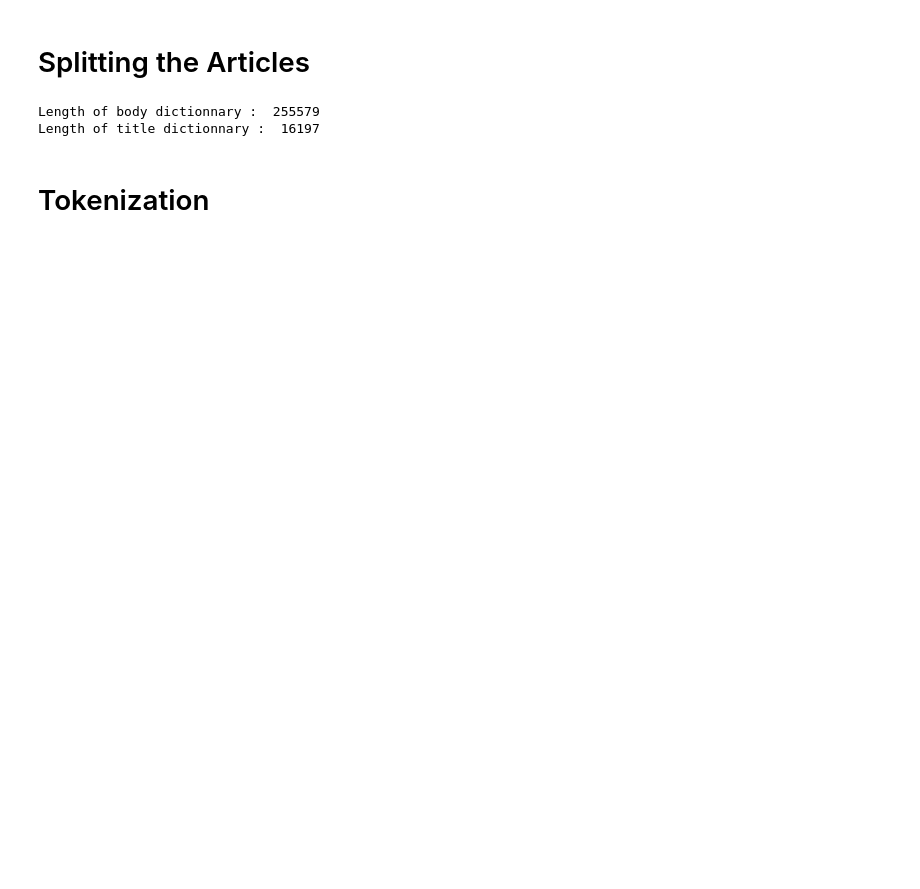
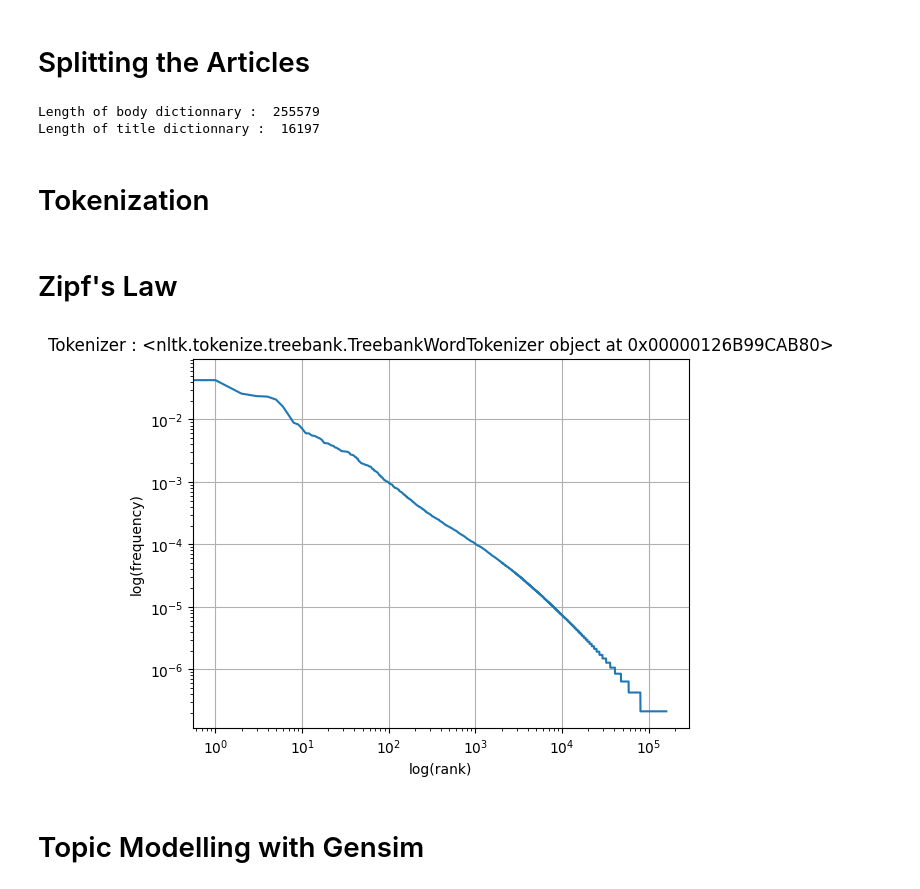
Before and after one commit to Juju2575/Projet_DeepL, a Jupyter notebook: Notebooks/02 Gensim LDA.ipynb, the cells around one changed output. Saved outputs shown, nothing was run; the diff lists cells and outputs as text; code cells hidden in the pictures; blank space fills up the shorter version.

```diff
--- a/Notebooks/02 NLP_Lab.ipynb
+++ b/Notebooks/02 Gensim LDA.ipynb
@@ -119,3 +145,51 @@ from nltk.tokenize import TweetTokenizer
 # %%
 df["tok_body"] = df.body.apply(lambda x: TreebankWordTokenizer().tokenize(x))
 df["tok_title"] = df.title.apply(lambda x: TreebankWordTokenizer().tokenize(x))
+# %% [markdown]
+<h1> Zipf's Law
+# %%
+def merge_list(list_of_lists):
+  merged_list = []
+
+  for sublist in list_of_lists:
+      merged_list += sublist
+
+  return merged_list
+# %%
+#Count the occurrences of each different elements in a list
+from collections import Counter
+import matplotlib.pyplot as plt
+from tqdm import tqdm
+
+tok = TreebankWordTokenizer()
+
+# get the counter of words
+arr = df.body.apply(lambda x: tok.tokenize(x)).array
+word_list = merge_list(arr)
+
+# example usage: a = [1, 1, 2, 5, 6, 5]; print(Counter(a))
+c = Counter(word_list)
+
+# then use the following code to plot
+# Formating the counter object to a proper dataset
+d = pd.DataFrame(c, index=['occurrences']).transpose().reset_index()
+d.columns=['word', 'occurences']
+# Computing frequencies instead of occurences
+nb_total = d.occurences.sum()
+d['freq'] = d.occurences.apply(lambda x: x/nb_total)
+# Sorting by frequency, most frequent word at the top of the df
+d = d.sort_values('freq', ascending=False)
+plt.figure()
+plt.grid()
+plt.xscale('log')  # Using log scale
+plt.yscale('log')  # Using log scale
+plt.xlabel('log(rank)')
+plt.ylabel('log(frequency)')
+plt.title("Tokenizer : {0}".format(tok))
+x = list(range(d.shape[0]))
+plt.plot(x, d.freq)
+plt.show()
+# %% [output]
+[figure, added]
+# %% [markdown]
+<h1> Topic Modelling with Gensim
```
Also changed, not shown: parts of 4 cells of this notebook.
